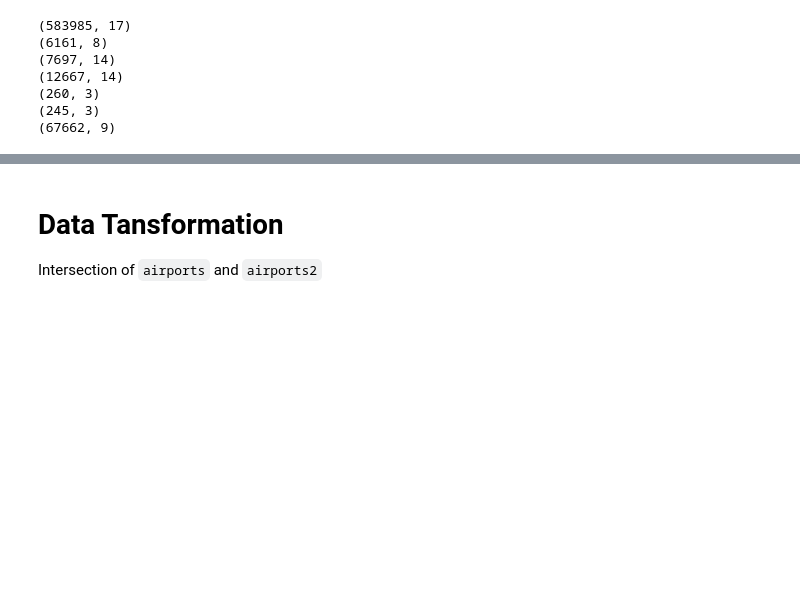
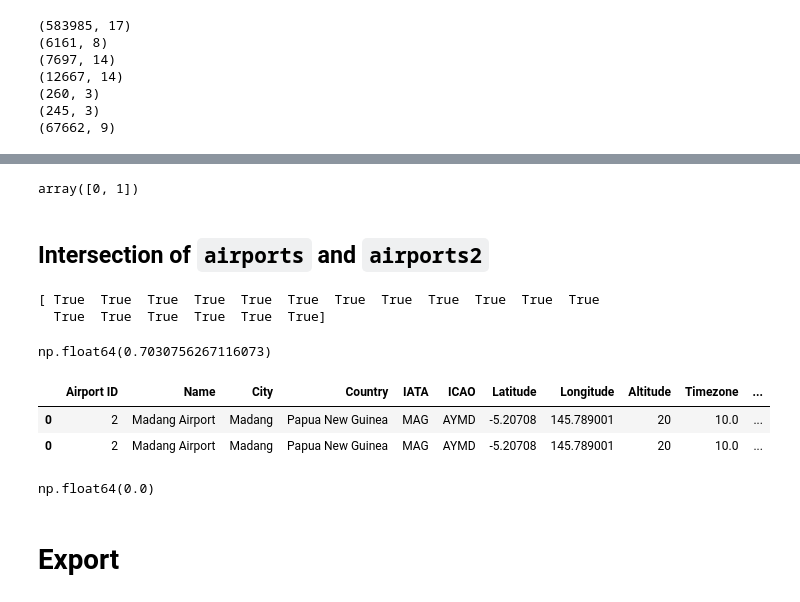
Before and after one commit to torchlightwizard/Data-Analysis-Flight-Travel, a Jupyter notebook: notebooks/preprocessing.ipynb, the cells around one changed output, grey strips where cells are left out. Saved outputs shown, nothing was run; the diff lists cells and outputs as text; code cells hidden in the pictures; blank space fills up the shorter version.

```diff
--- a/notebooks/preprocessing.ipynb
+++ b/notebooks/preprocessing.ipynb
@@ -82,0 +385,6 @@ print(routes.shape)
+# %%
+airports2 = airports2[airports2["Timezone"] != "\\N"]
+airports2 = airports2[airports2["DST"] != "\\N"]
+airports2.replace("\\N", "NA", inplace=True)
+airports2.replace("unknown", "NA", inplace=True)
+get_term(airports2, "\\N").T
@@ -83,3 +422,41 @@ print(routes.shape)
+# %%
+airports["Timezone"] = airports["Timezone"].astype("float64")
+airports2["Timezone"] = airports2["Timezone"].astype("float64")
+# %%
+airports["N_Latitude"] = airports["Latitude"] / airports["Latitude"].max()
+airports["N_Longitude"] = airports["Longitude"] / airports["Longitude"].max()
+airports["N_Altitude"] = airports["Altitude"] / airports["Altitude"].max()
+airports["N_Timezone"] = airports["Timezone"] / airports["Timezone"].max()
+
+airports2["N_Latitude"] = airports2["Latitude"] / airports2["Latitude"].max()
+airports2["N_Longitude"] = airports2["Longitude"] / airports2["Longitude"].max()
+airports2["N_Altitude"] = airports2["Altitude"] / airports2["Altitude"].max()
+airports2["N_Timezone"] = airports2["Timezone"] / airports2["Timezone"].max()
+# %%
+routes["Stops"].unique()
+# %% [output]
+array([0, 1])
 # %% [markdown]
-# Data Tansformation
-Intersection of `airports` and `airports2`
+## Intersection of `airports` and `airports2`
+# %%
+print(airports.columns == airports2.columns)
+
+airports_comb = pd.concat([airports, airports2], axis=0)
+airports_comb.duplicated(subset="Airport ID", keep=False).sum() / airports_comb.shape[0]
+# %% [output]
+[ True  True  True  True  True  True  True  True  True  True  True  True
+  True  True  True  True  True  True]
+np.float64(0.7030756267116073)
+# %%
+airports_comb[airports_comb.duplicated(subset="Airport ID", keep=False)].sort_values("Airport ID").head(2)
+# %% [output]
+|  | Airport ID | Name | City | Country | IATA | ICAO | Latitude | Longitude | Altitude | Timezone | ... |
+| 0 | 2 | Madang Airport | Madang | Papua New Guinea | MAG | AYMD | -5.20708 | 145.789001 | 20 | 10.0 | ... |
+| 0 | 2 | Madang Airport | Madang | Papua New Guinea | MAG | AYMD | -5.20708 | 145.789001 | 20 | 10.0 | ... |
+# %%
+airports_comb.drop_duplicates(subset=["Airport ID"], inplace=True)
+airports_comb.duplicated(subset="Airport ID", keep=False).sum() / airports_comb.shape[0]
+# %% [output]
+np.float64(0.0)
+# %% [markdown]
+# Export
```
Also changed, not shown: parts of 61 cells of this notebook, 2 other files.
